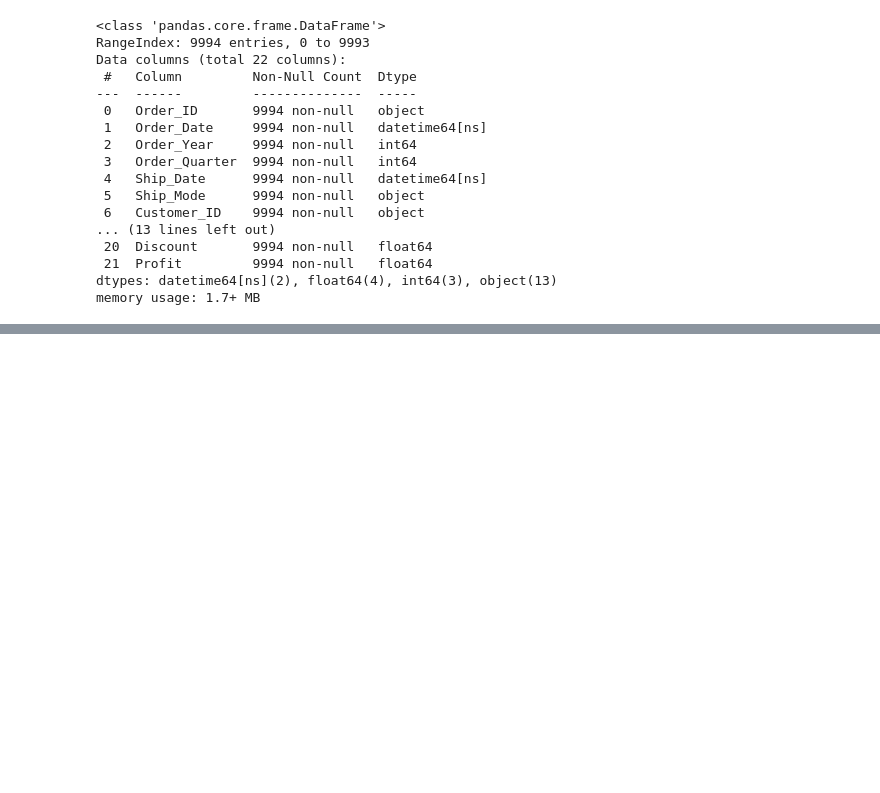
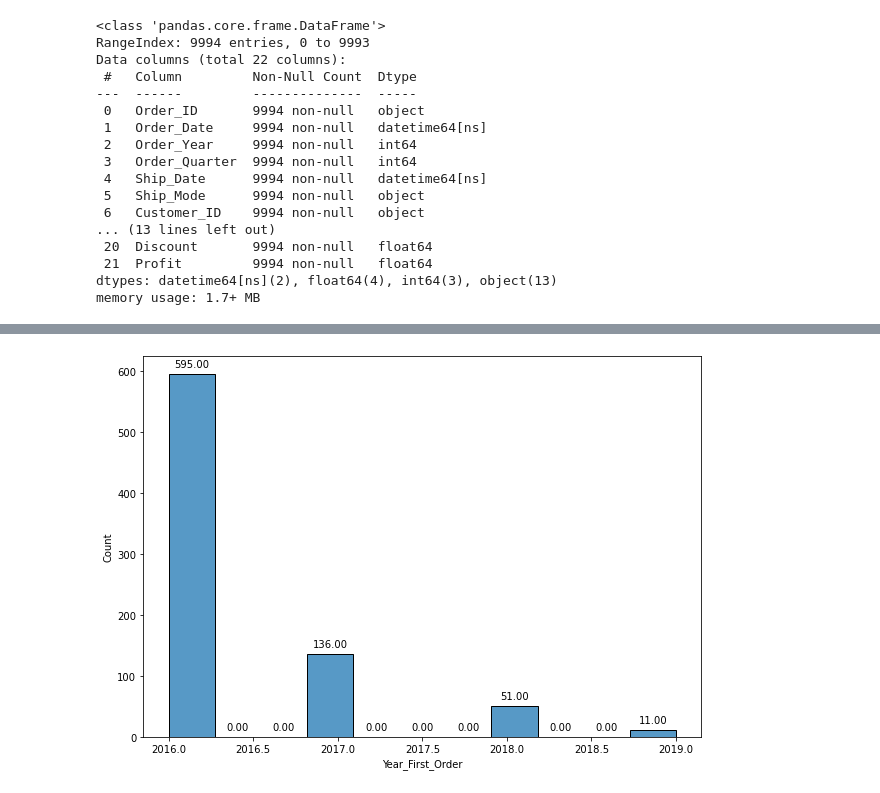
Before and after one commit to juiceHN/d2mpython, a Jupyter notebook: FinalReport.ipynb, the cells around one changed output, grey strips where cells are left out. Drawn from its saved outputs; the diff is of its cells as text; code cells hidden in the pictures; blank space fills up the shorter version.

```diff
--- a/FinalReport.ipynb
+++ b/FinalReport.ipynb
@@ -78,0 +83,31 @@ memory usage: 1.7+ MB
+# %%
+users = pd.unique(sales['Customer_ID'])
+ed, rd, dd, yd, ym, no, ni, adtb = [], [], [], [], [], [], [], []
+
+for user in users:
+    temp = sales.loc[sales['Customer_ID'] == user]
+    avg_Sales = temp.Sales.mean()
+    ed.append(temp.Order_Date.min())
+    rd.append(temp.Order_Date.max())
+    yd.append(temp.Order_Year.max())
+    ym.append(temp.Order_Year.min())
+    ni.append(len(temp))
+    no.append(len(pd.unique(temp['Order_ID'])))
+
+for i in range(len(ed)):
+    tmp = pd.to_datetime(rd[i])-pd.to_datetime(ed[i])
+    dd.append(tmp)
+    tmp_diff = tmp.days/no[i]
+    adtb.append(tmp_diff)
+
+user_data = pd.DataFrame(
+    {'User_ID':users,
+      'First_Order':ed,
+      'Last_Order':rd,
+      'Date_Difference':dd,
+      'Year_Last_Order':yd,
+      'Year_First_Order':ym,
+      'Number_Orders':no,
+      'Number_Items':ni,
+      'Avg_dbp':adtb})
+user_data.head(20)
@@ -78,0 +152,5 @@ memory usage: 1.7+ MB
+# %%
+plt.figure( figsize = (10, 7) )
+values_on_bars(sb.histplot(user_data, x="Year_First_Order"))
+# %% [output]
+[figure, added]
```
Also changed, not shown: parts of 14 cells of this notebook.
